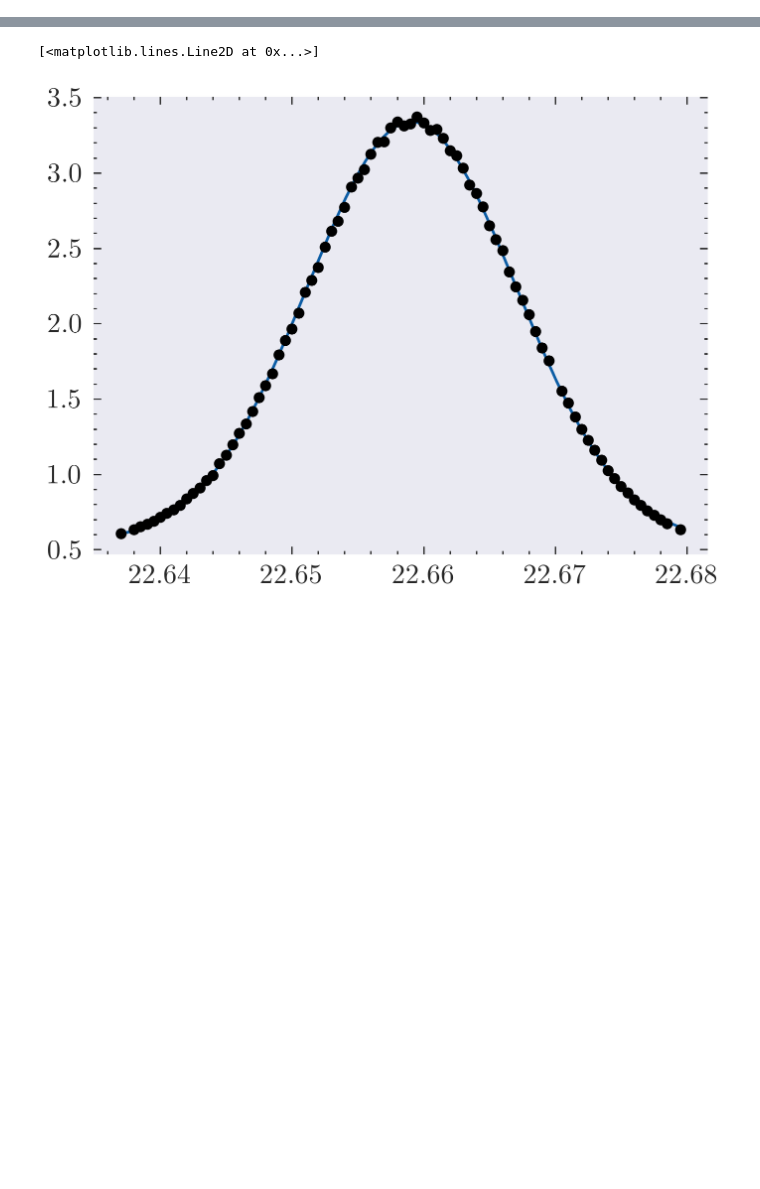
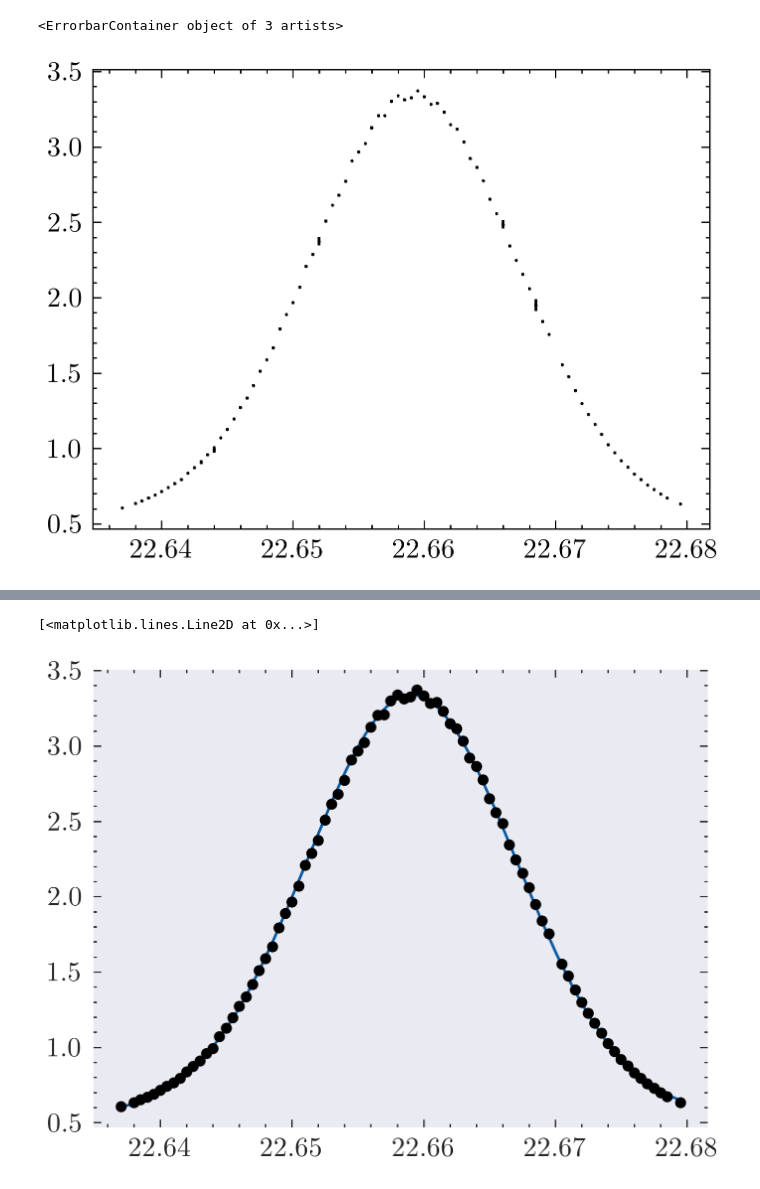
Before and after one commit to David-Cai-CJ/Autocorrelator, a Jupyter notebook: menlo.ipynb, the cells around one changed output, grey strips where cells are left out. Drawn from its saved outputs; the diff is of its cells as text; code cells hidden in the pictures; blank space fills up the shorter version.

```diff
--- a/menlo.ipynb
+++ b/menlo.ipynb
@@ -47,6 +52,9 @@ pos_mm = np.array(pos_mm)
 V = np.array(V)
 e_V = np.array(e_V)
 # %%
-# plt.errorbar(pos_mm, V, xerr = e_pos, yerr= e_V ,fmt = 'ko', ms = .1)
-xx = np.linspace(np.min(pos_mm), np.max(pos_mm), 200)
+plt.errorbar(pos_mm, V, xerr = e_pos, yerr= e_V ,fmt = 'ko', ms = .1)
+# xx = np.linspace(np.min(pos_mm), np.max(pos_mm), 200)
 # plt.plot(xx, model(xx, .05, 22.659,.008, .5))
+# %% [output]
+<ErrorbarContainer object of 3 artists>
+[figure, added]
```
Also changed, not shown: parts of 2 cells of this notebook, 25 other files.
